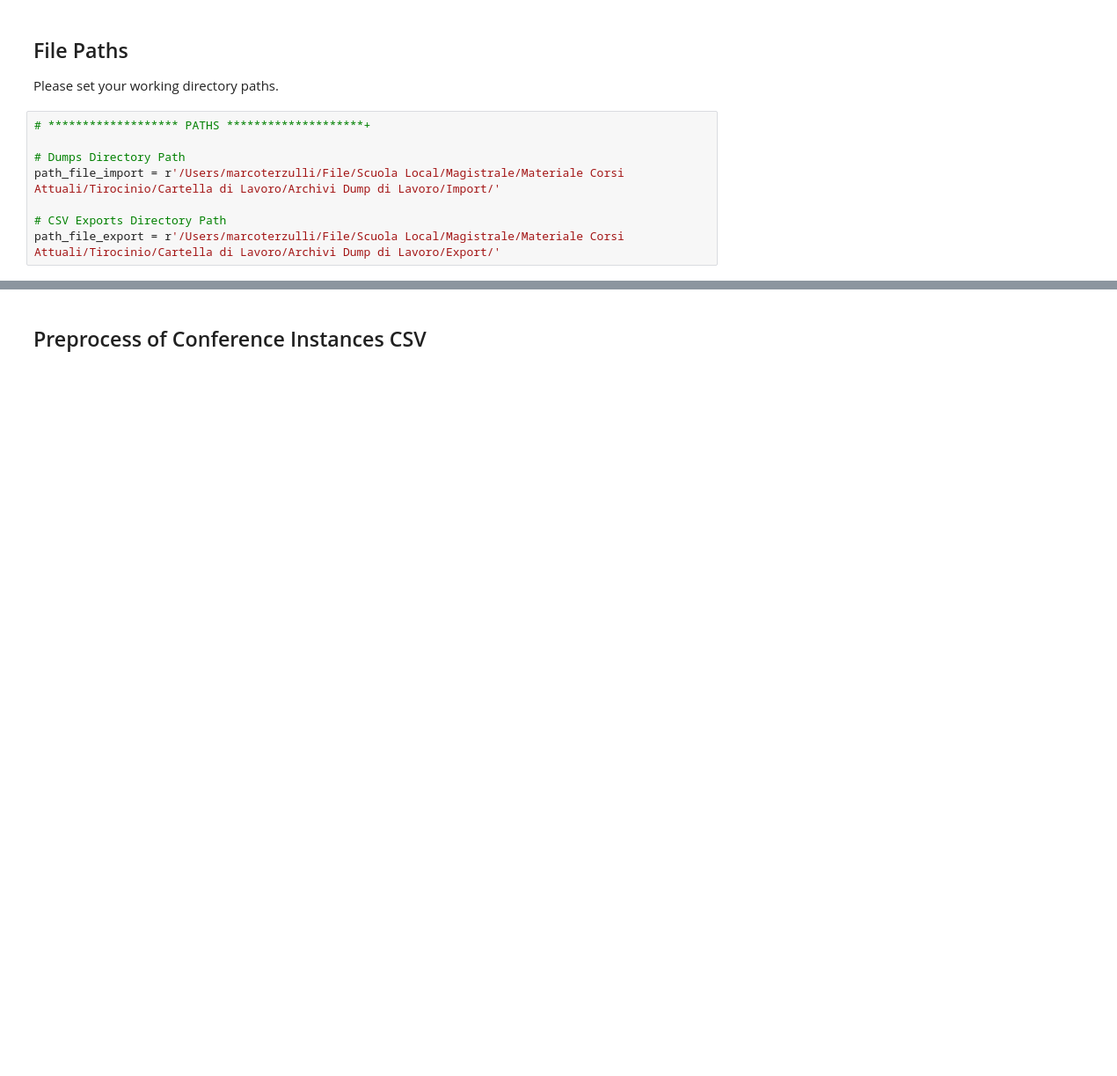
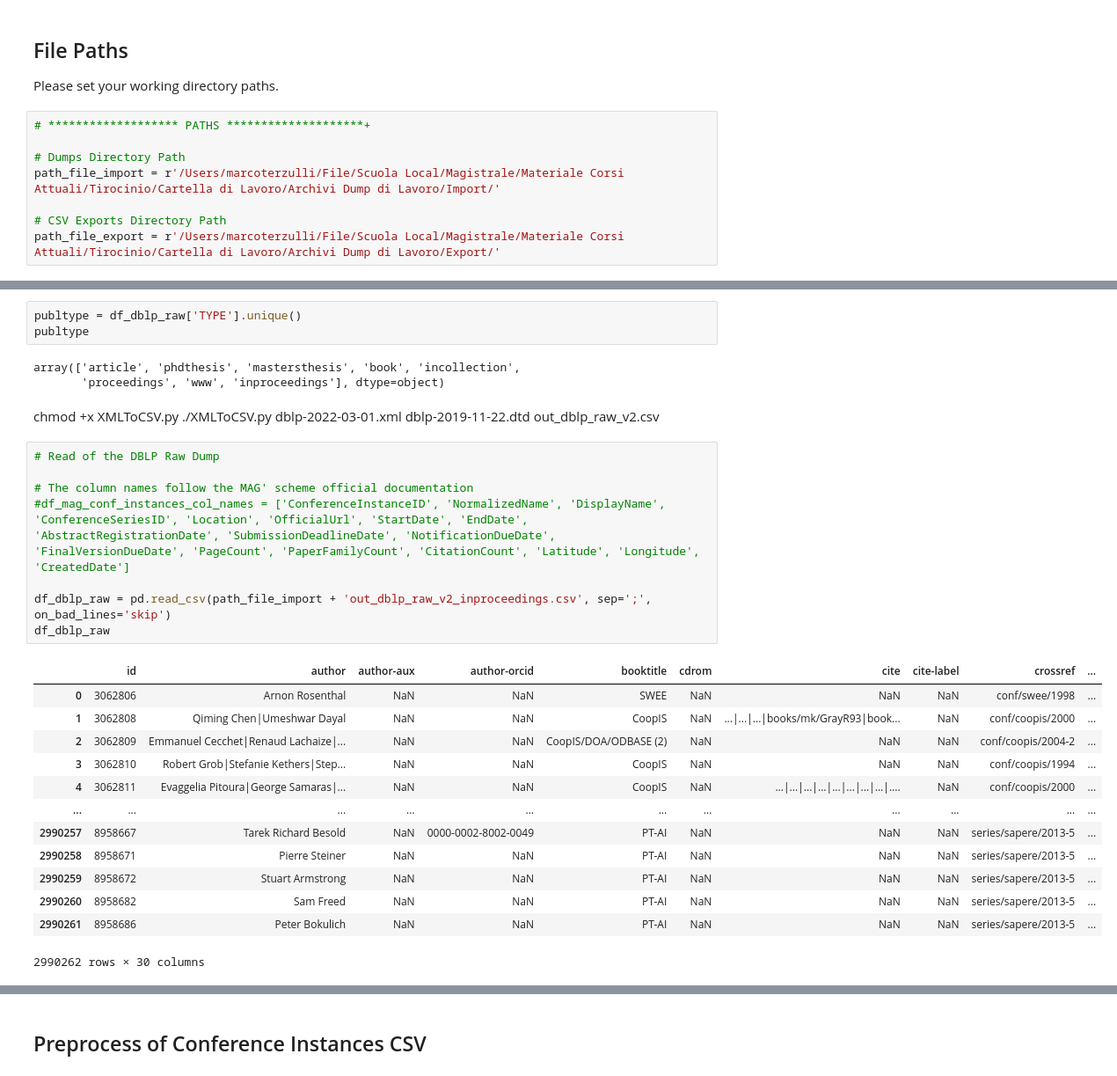
Before and after one commit to MarcoTerzulli/conftur_terzulli, a Jupyter notebook: Pipeline Citation Dumps Preprocess/preprocess_dblp_alpha_1.ipynb, the cells around one changed output, grey strips where cells are left out. Shown at 88% size. Cells and saved outputs as stored; diff of their text form; blank space fills up the shorter version.

```diff
--- a/Pipeline Citation Dumps Preprocess/preprocess_dblp_alpha_1.ipynb
+++ b/Pipeline Citation Dumps Preprocess/preprocess_dblp_alpha_1.ipynb
@@ -54,0 +113,31 @@ preprocessed_papers_csv_path = r'/Users/marcoterzulli/File/Scuola Local/Magistra
+# %%
+publtype = df_dblp_raw['TYPE'].unique()
+publtype
+# %% [output]
+array(['article', 'phdthesis', 'mastersthesis', 'book', 'incollection',
+       'proceedings', 'www', 'inproceedings'], dtype=object)
+# %% [markdown]
+chmod +x XMLToCSV.py
+./XMLToCSV.py dblp-2022-03-01.xml dblp-2019-11-22.dtd out_dblp_raw_v2.csv
+# %%
+# Read of the DBLP Raw Dump
+
+# The column names follow the MAG' scheme official documentation
+#df_mag_conf_instances_col_names = ['ConferenceInstanceID', 'NormalizedName', 'DisplayName', 'ConferenceSeriesID', 'Location', 'OfficialUrl', 'StartDate', 'EndDate', 'AbstractRegistrationDate', 'SubmissionDeadlineDate', 'NotificationDueDate', 'FinalVersionDueDate', 'PageCount', 'PaperFamilyCount', 'CitationCount', 'Latitude', 'Longitude', 'CreatedDate']
+
+df_dblp_raw = pd.read_csv(path_file_import + 'out_dblp_raw_v2_inproceedings.csv', sep=';', on_bad_lines='skip')
+df_dblp_raw
+# %% [output]
+|  | id | author | author-aux | author-orcid | booktitle | cdrom | cite | cite-label | crossref | ... |
+| 0 | 3062806 | Arnon Rosenthal | NaN | NaN | SWEE | NaN | NaN | NaN | conf/swee/1998 | ... |
+| 1 | 3062808 | Qiming Chen|Umeshwar Dayal | NaN | NaN | CoopIS | NaN | ...|...|...|books/mk/GrayR93|book... | NaN | conf/coopis/2000 | ... |
+| 2 | 3062809 | Emmanuel Cecchet|Renaud Lachaize|... | NaN | NaN | CoopIS/DOA/ODBASE (2) | NaN | NaN | NaN | conf/coopis/2004-2 | ... |
+| 3 | 3062810 | Robert Grob|Stefanie Kethers|Step... | NaN | NaN | CoopIS | NaN | NaN | NaN | conf/coopis/1994 | ... |
+| 4 | 3062811 | Evaggelia Pitoura|George Samaras|... | NaN | NaN | CoopIS | NaN | ...|...|...|...|...|...|...|...|.... | NaN | conf/coopis/2000 | ... |
+| ... | ... | ... | ... | ... | ... | ... | ... | ... | ... | ... |
+| 2990257 | 8958667 | Tarek Richard Besold | NaN | 0000-0002-8002-0049 | PT-AI | NaN | NaN | NaN | series/sapere/2013-5 | ... |
+| 2990258 | 8958671 | Pierre Steiner | NaN | NaN | PT-AI | NaN | NaN | NaN | series/sapere/2013-5 | ... |
+| 2990259 | 8958672 | Stuart Armstrong | NaN | NaN | PT-AI | NaN | NaN | NaN | series/sapere/2013-5 | ... |
+| 2990260 | 8958682 | Sam Freed | NaN | NaN | PT-AI | NaN | NaN | NaN | series/sapere/2013-5 | ... |
+| 2990261 | 8958686 | Peter Bokulich | NaN | NaN | PT-AI | NaN | NaN | NaN | series/sapere/2013-5 | ... |
+2990262 rows × 30 columns
```
Also changed, not shown: parts of 11 cells of this notebook, 2 other files.
